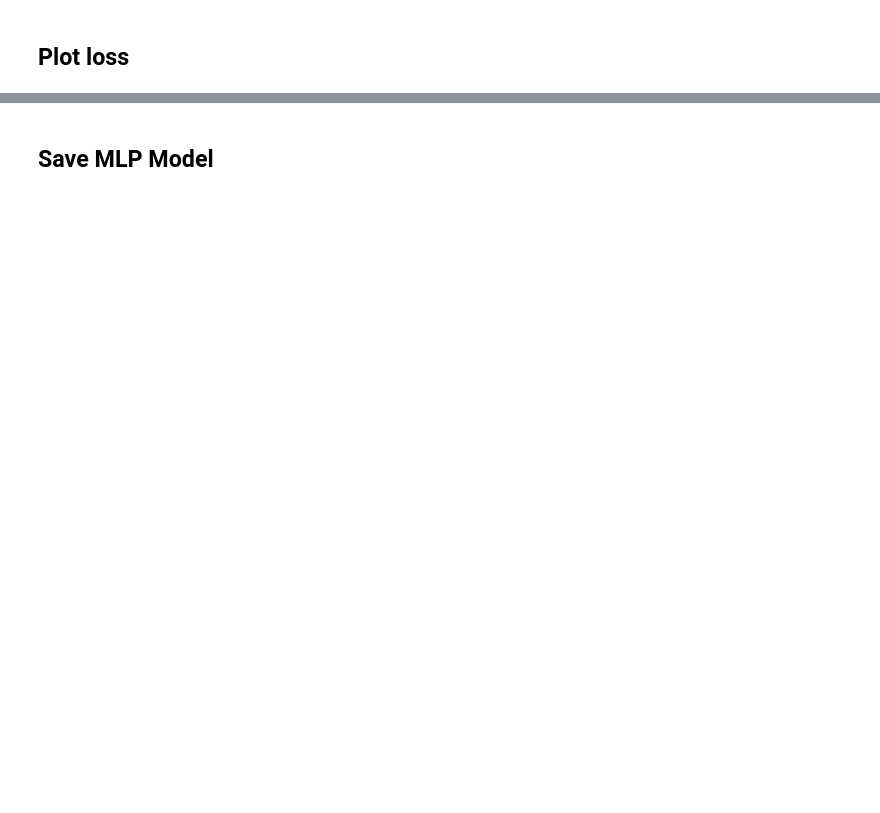
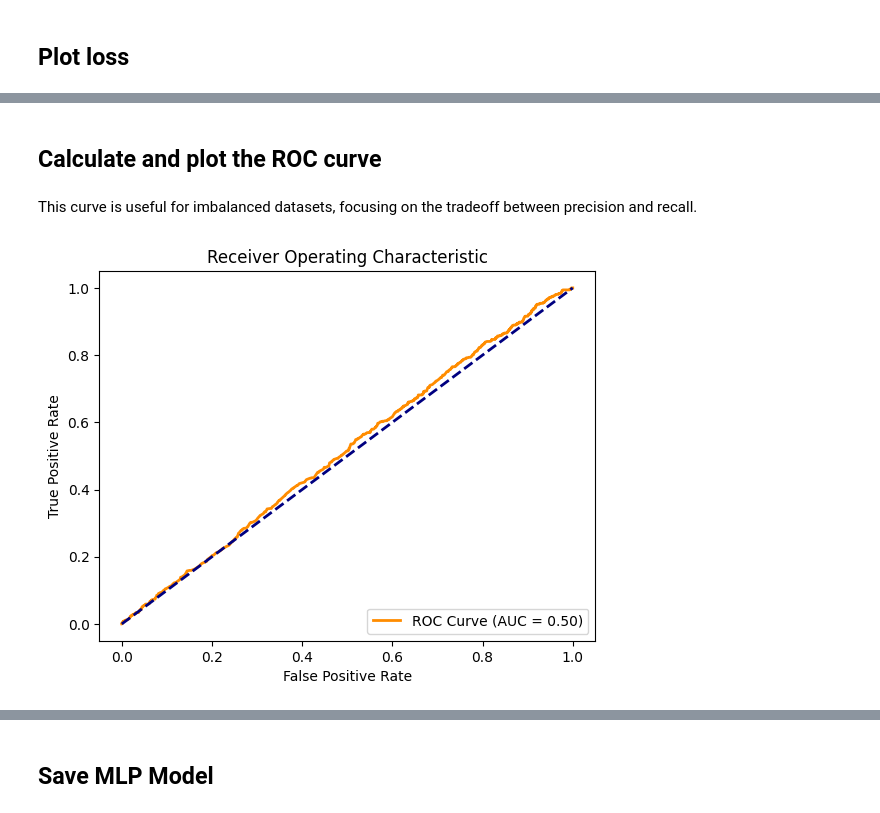
Before and after one commit to LauraLucasZ/Credit_Card_Approval_Prediction_ML, a Jupyter notebook: AiProject.ipynb, the cells around one changed output, grey strips where cells are left out. Drawn from its saved outputs; the diff is of its cells as text; code cells hidden in the pictures; blank space fills up the shorter version.

```diff
--- a/AiProject.ipynb
+++ b/AiProject.ipynb
@@ -942,5 +988,5 @@ Test Accuracy: 0.8612410426139832
 # %% [markdown]
 ## **Generate predictions**
 # %%
-y_pred = (model.predict(X_test) > 0.5).astype("int32")
+y_pred_prob = model.predict(X_test)
 # %% [output]
@@ -948,3 +994,6 @@ y_pred = (model.predict(X_test) > 0.5).astype("int32")
+# %%
+threshold = 0.3045  # Slightly lower threshold, aiming for a better balance
+y_pred = (y_pred_prob >= threshold).astype(int)
 # %% [markdown]
 ## **Confusion Matrix**
 # %%
@@ -1009,0 +1059,20 @@ plt.show()
+# %% [markdown]
+## **Calculate and plot the ROC curve**
+# %% [markdown]
+This curve is useful for imbalanced datasets, focusing on the tradeoff between precision and recall.
+# %%
+# Calculate the ROC curve
+fpr, tpr, thresholds = roc_curve(y_test, y_pred_prob)
+roc_auc = roc_auc_score(y_test, y_pred)
+
+# Plot the ROC curve
+plt.figure()
+plt.plot(fpr, tpr, color='darkorange', lw=2, label=f'ROC Curve (AUC = {roc_auc:.2f})')
+plt.plot([0, 1], [0, 1], color='navy', lw=2, linestyle='--')
+plt.xlabel('False Positive Rate')
+plt.ylabel('True Positive Rate')
+plt.title('Receiver Operating Characteristic')
+plt.legend(loc='lower right')
+plt.show()
+# %% [output]
+[figure, added]
```
Also changed, not shown: parts of 102 cells of this notebook.
